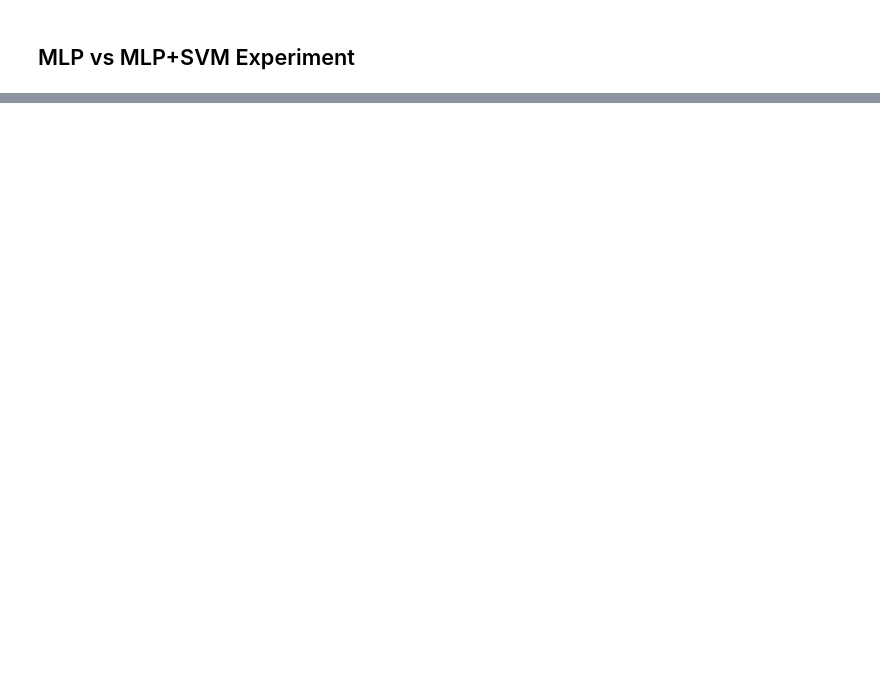
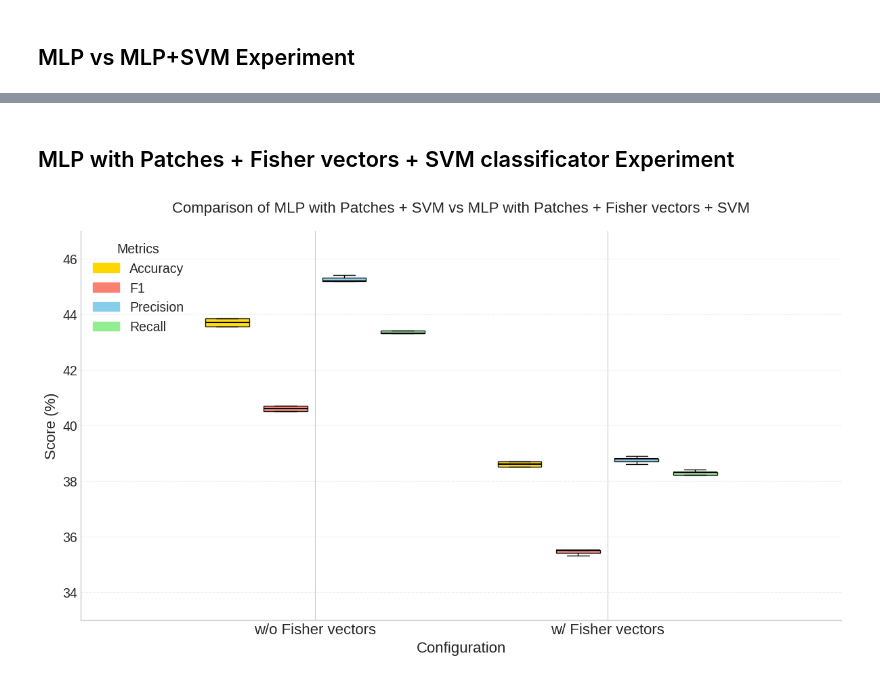
Before and after one commit to MCV-C3/project-5, a Jupyter notebook: Week2/plots.ipynb, the cells around one changed output, grey strips where cells are left out. Saved outputs shown, nothing was run; the diff lists cells and outputs as text; code cells hidden in the pictures; blank space fills up the shorter version.

```diff
--- a/Week2/plots.ipynb
+++ b/Week2/plots.ipynb
@@ -266,0 +309,21 @@ plot_performance_boxplots(performance_data_folds, title="Comparison of MLP vs ML
+# %% [markdown]
+## MLP with Patches + Fisher vectors + SVM classificator Experiment
+# %%
+performance_data_folds = {
+    'w/o Fisher vectors': [
+        [43.55, 43.55, 43.7, 43.85, 43.85],
+        [40.5, 40.5, 40.6, 40.7, 40.7],
+        [45.2, 45.2, 45.2, 45.3, 45.4],
+        [43.3, 43.4, 43.3, 43.4, 43.3]
+    ],
+    'w/ Fisher vectors': [
+        [38.5, 38.7, 38.5, 38.7, 38.6],
+        [35.3, 35.5, 35.4, 35.5, 35.5],
+        [38.6, 38.8, 38.7, 38.9, 38.8],
+        [38.2, 38.3, 38.2, 38.4, 38.3]
+    ],
+}
+
+plot_performance_boxplots(performance_data_folds, title="Comparison of MLP with Patches + SVM vs MLP with Patches + Fisher vectors + SVM", dim=[33,47], x_axis_title="Configuration")
+# %% [output]
+[figure, added]
```
Also changed, not shown: parts of 11 cells of this notebook.
